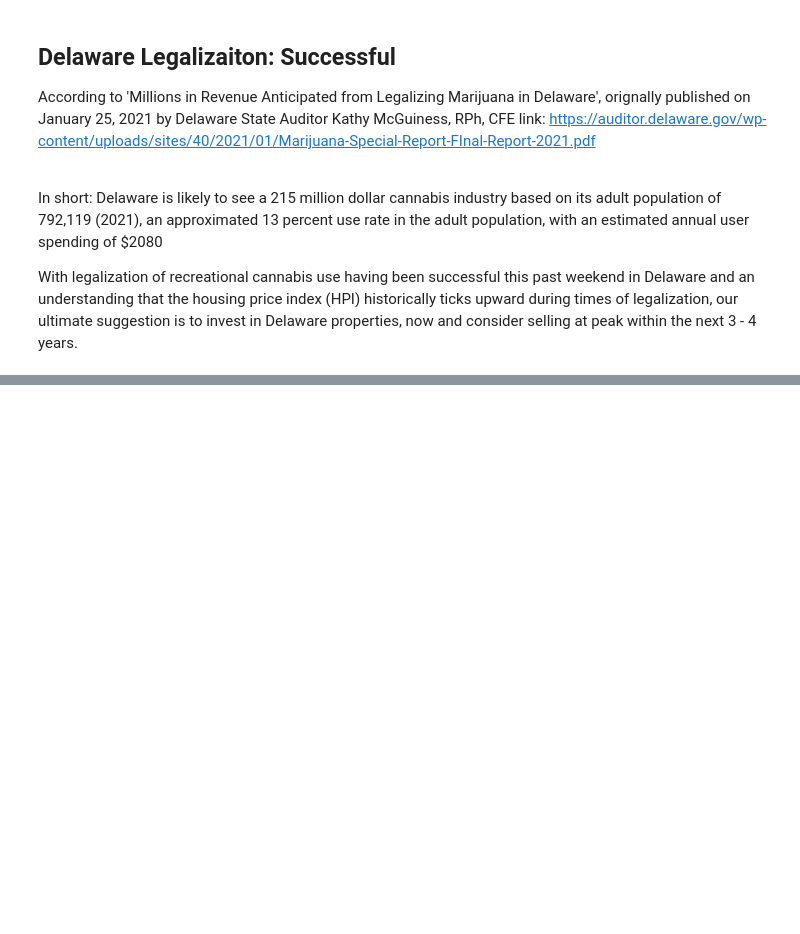
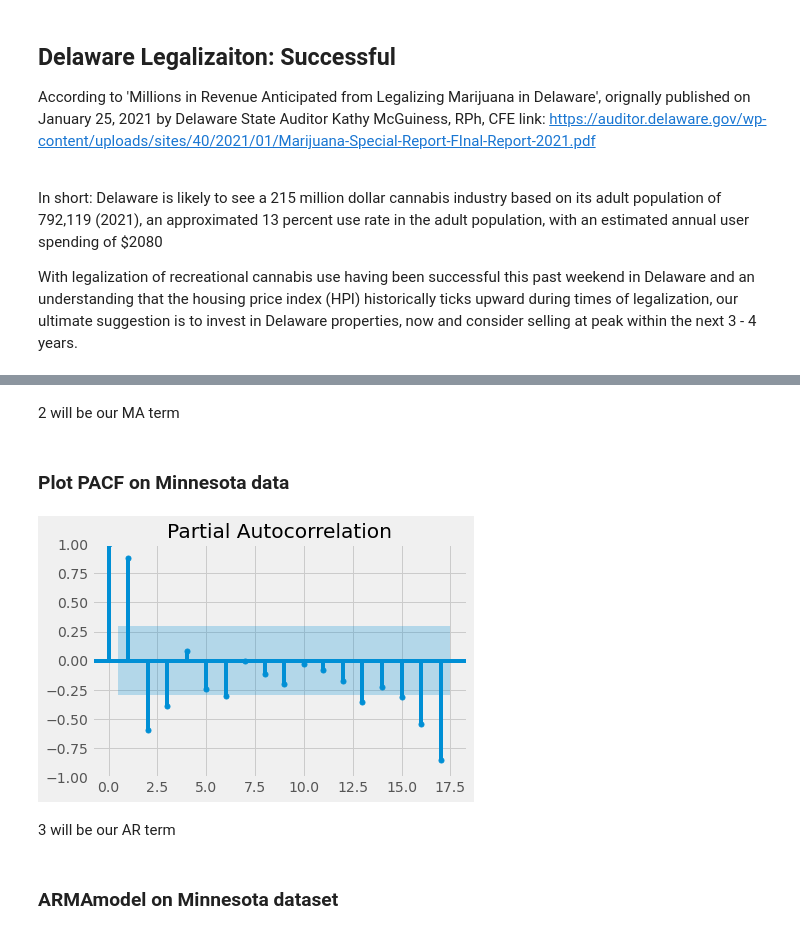
Before and after one commit to joshstruggles/Cannabis-Legality-and-Effect-on-Housing-Price-Index, a Jupyter notebook: notebook.ipynb, the cells around one changed output, grey strips where cells are left out. Drawn from its saved outputs; the diff is of its cells as text; code cells hidden in the pictures; blank space fills up the shorter version.

```diff
--- a/notebook.ipynb
+++ b/notebook.ipynb
@@ -3360,0 +3418,12 @@ States to watch: <br>
+# %% [markdown]
+2 will be our MA term
+# %% [markdown]
+### Plot PACF on Minnesota data
+# %%
+plot_pacf(Min_arma.dropna());
+# %% [output]
+[figure, added]
+# %% [markdown]
+3 will be our AR term
+# %% [markdown]
+### ARMAmodel on Minnesota dataset
```
Also changed, not shown: parts of 40 cells of this notebook.
